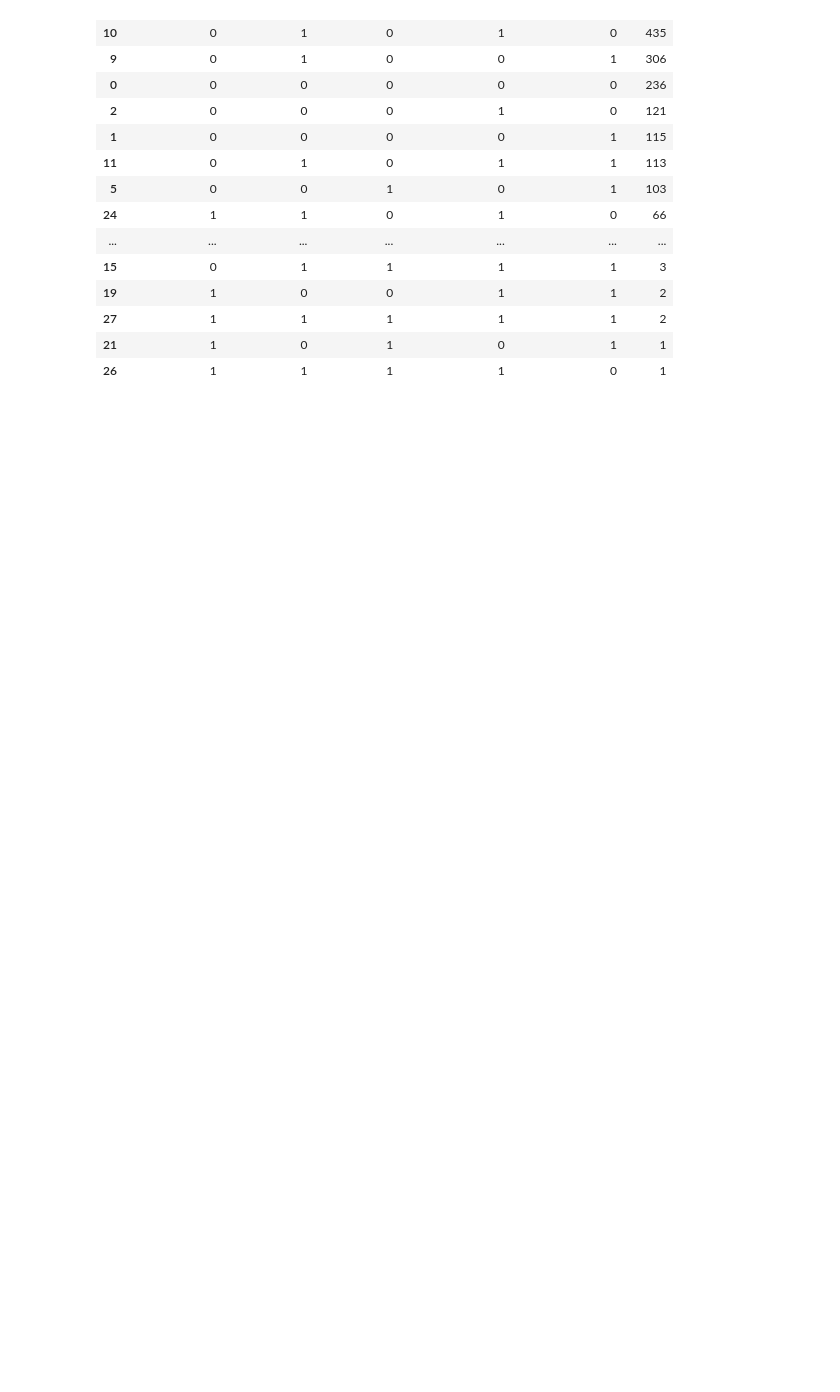
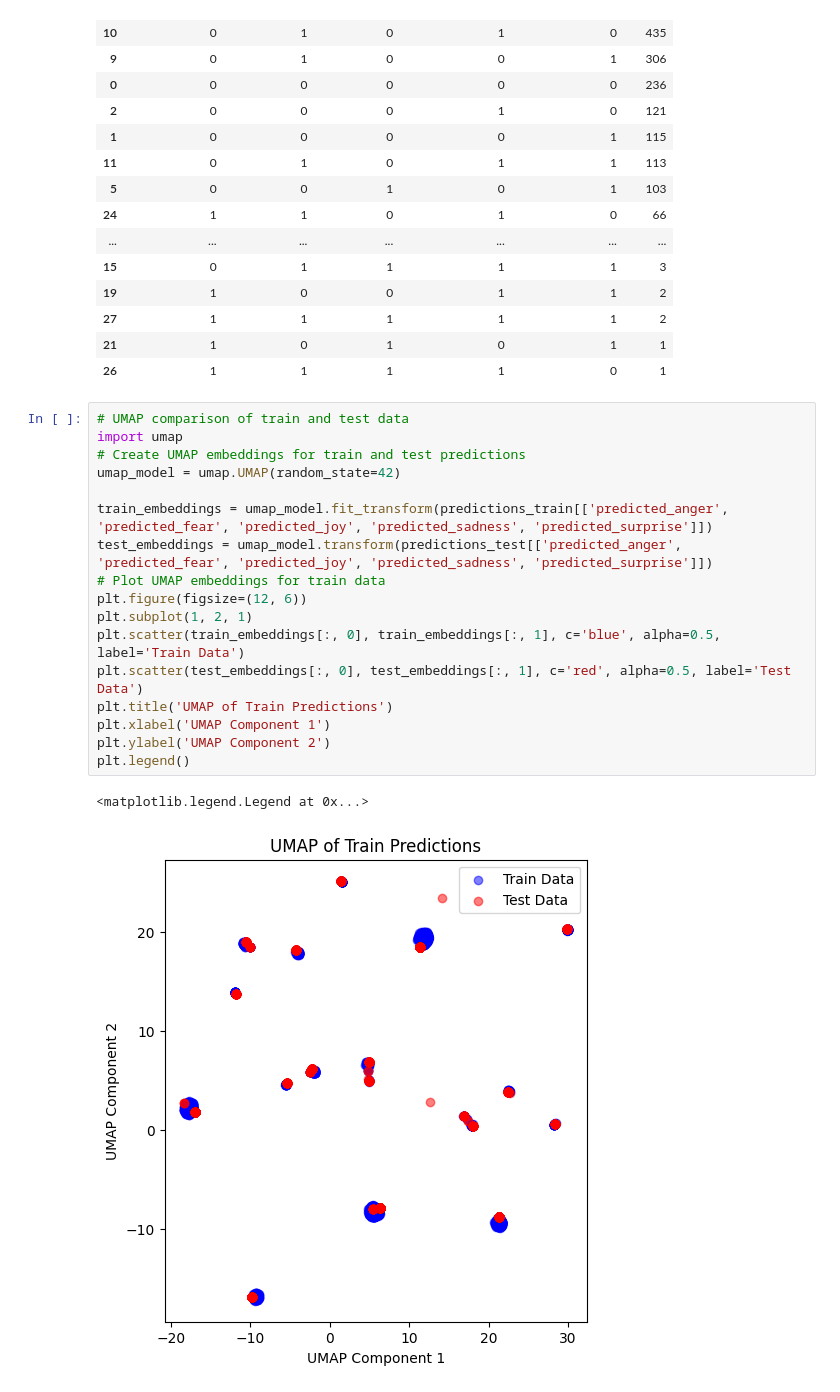
Before and after one commit to niklasbaun/EmoClassifier, a Jupyter notebook: Classifier/Getting familiar.ipynb, the cells around one changed output. Saved outputs shown, nothing was run; the diff lists cells and outputs as text; blank space fills up the shorter version.

Commit message:
more visualization

```diff
--- a/Classifier/Getting familiar.ipynb
+++ b/Classifier/Getting familiar.ipynb
@@ -325,3 +326,23 @@ predictions_train.groupby(['predicted_anger', 'predicted_fear', 'predicted_joy',
 | 27 | 1 | 1 | 1 | 1 | 1 | 2 |
 | 21 | 1 | 0 | 1 | 0 | 1 | 1 |
 | 26 | 1 | 1 | 1 | 1 | 0 | 1 |
+# %%
+# UMAP comparison of train and test data
+import umap
+# Create UMAP embeddings for train and test predictions
+umap_model = umap.UMAP(random_state=42)
+
+train_embeddings = umap_model.fit_transform(predictions_train[['predicted_anger', 'predicted_fear', 'predicted_joy', 'predicted_sadness', 'predicted_surprise']])
+test_embeddings = umap_model.transform(predictions_test[['predicted_anger', 'predicted_fear', 'predicted_joy', 'predicted_sadness', 'predicted_surprise']])
+# Plot UMAP embeddings for train data
+plt.figure(figsize=(12, 6))
+plt.subplot(1, 2, 1)
+plt.scatter(train_embeddings[:, 0], train_embeddings[:, 1], c='blue', alpha=0.5, label='Train Data')
+plt.scatter(test_embeddings[:, 0], test_embeddings[:, 1], c='red', alpha=0.5, label='Test Data')
+plt.title('UMAP of Train Predictions')
+plt.xlabel('UMAP Component 1')
+plt.ylabel('UMAP Component 2')
+plt.legend()
+# %% [output]
+<matplotlib.legend.Legend at 0x...>
+[figure, added]
```
Also changed, not shown: parts of 7 cells of this notebook, 2 other files.
